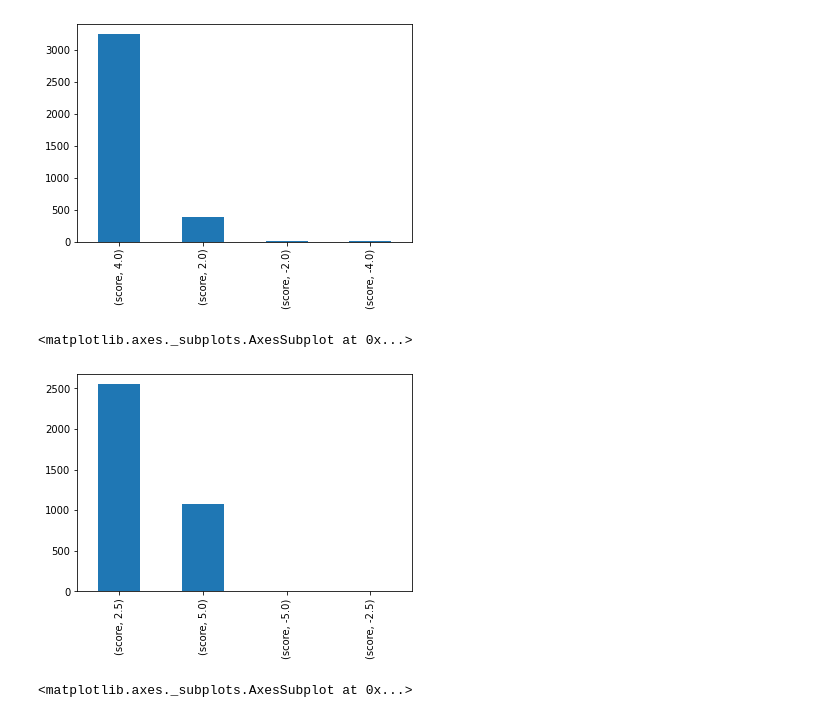
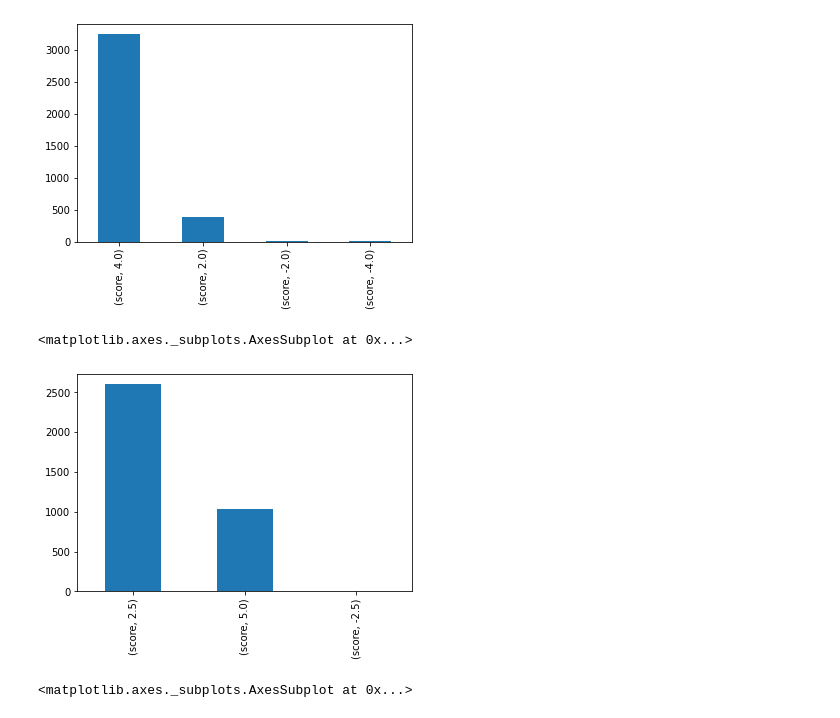
Before and after one commit to smsegal/DHDRNet, a Jupyter notebook: dhdrnet/notebooks/Untitled3.ipynb, the cells around one changed output. Saved outputs shown, nothing was run; the diff lists cells and outputs as text; code cells hidden in the pictures.

```diff
--- a/dhdrnet/notebooks/Untitled3.ipynb
+++ b/dhdrnet/notebooks/Untitled3.ipynb
@@ -134,15 +132,15 @@ mse_opt4.value_counts().plot.bar()
 # %%
 mse_opt5 = (
     bsdf5.groupby("metric")
-        .get_group("mse")
+        .get_group("ssim")
         .pivot(columns="ev")
         .drop("metric", axis=1)
-        .idxmin(axis=1)
+        .idxmax(axis=1)
 )
 mse_opt5.value_counts().plot.bar()
 # %% [output]
 <matplotlib.axes._subplots.AxesSubplot at 0x...>
-[figure, old version]
+[figure, new version]
 # %%
 mse_opt6 = (
     bsdf6.groupby("metric")
```
Also changed, not shown: parts of 1 cell of this notebook, 3 other files.
